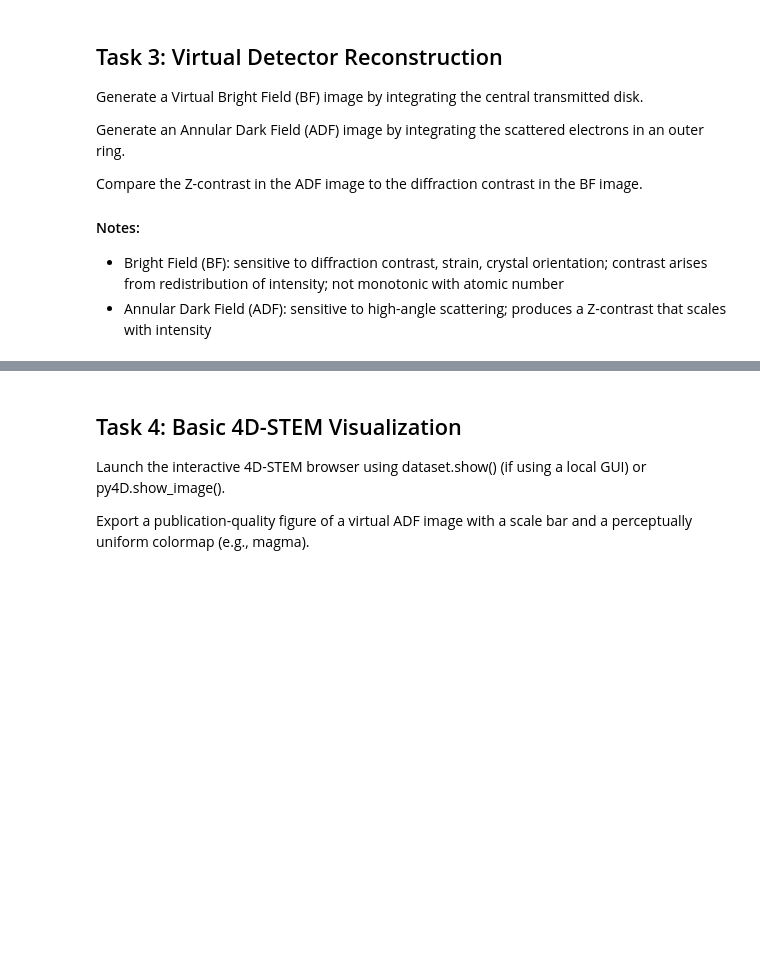
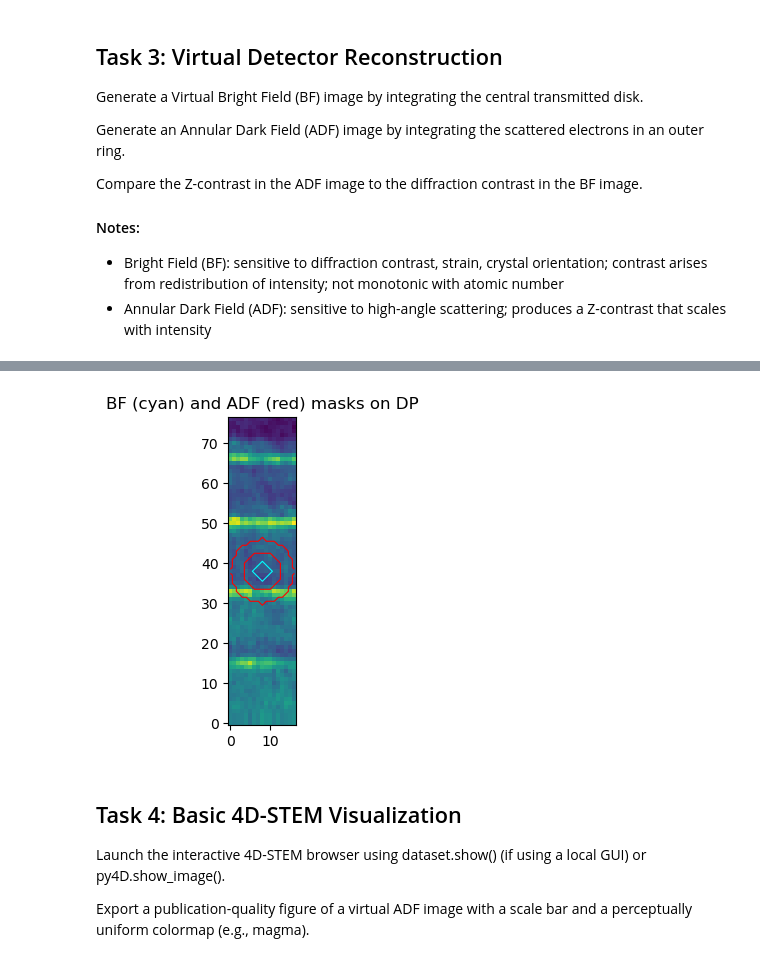
Before and after one commit to eliseetrheim/MSE465_EliseEtrheim, a Jupyter notebook: assignments/assignment_02_setup.ipynb, the cells around one changed output, grey strips where cells are left out. Saved outputs shown, nothing was run; the diff lists cells and outputs as text; code cells hidden in the pictures; blank space fills up the shorter version.

```diff
--- a/assignments/assignment_02_setup.ipynb
+++ b/assignments/assignment_02_setup.ipynb
@@ -411,3 +447,16 @@ Compare the Z-contrast in the ADF image to the diffraction contrast in the BF im
+# %%
+iy, ix = 240, 224  # same position you used before
+dp = corrected_data[iy, ix]
+
+plt.figure(figsize=(5,4))
+plt.imshow(dp, origin="lower")
+plt.contour(bf_mask, colors="cyan", linewidths=0.8)
+plt.contour(adf_mask, colors="red", linewidths=0.8)
+plt.title("BF (cyan) and ADF (red) masks on DP")
+
+plt.show()
+# %% [output]
+[figure, added]
 # %% [markdown]
 ## Task 4: Basic 4D-STEM Visualization
 
```
Also changed, not shown: parts of 18 cells of this notebook.
